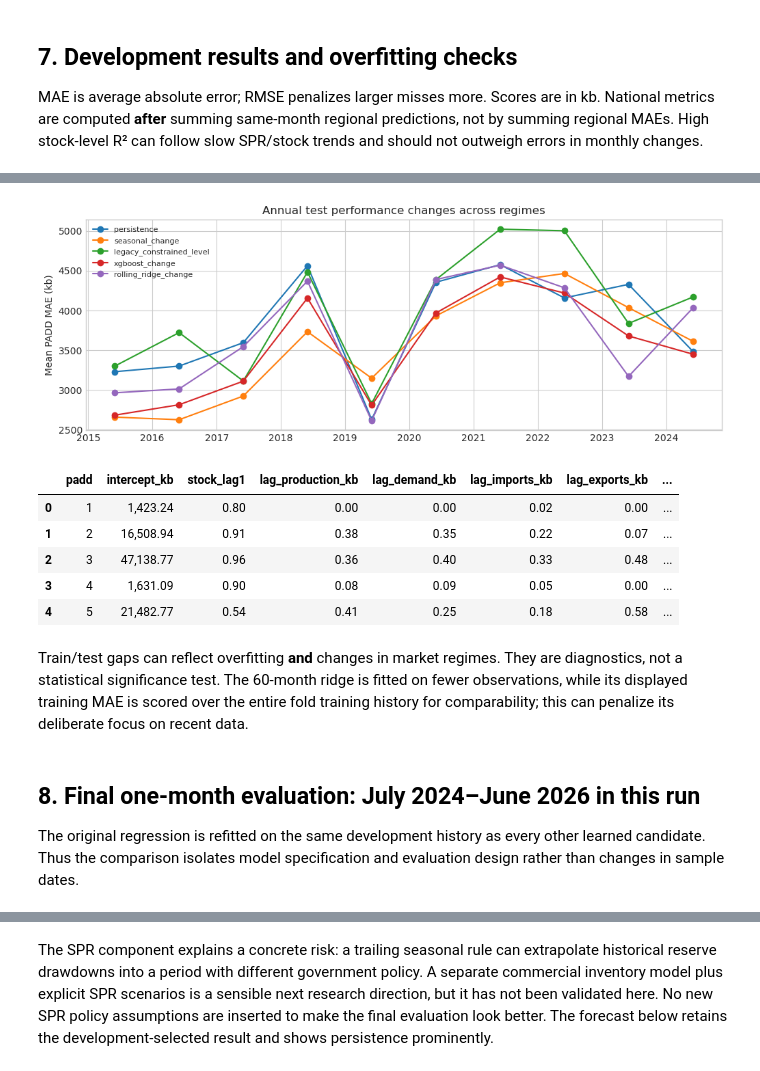
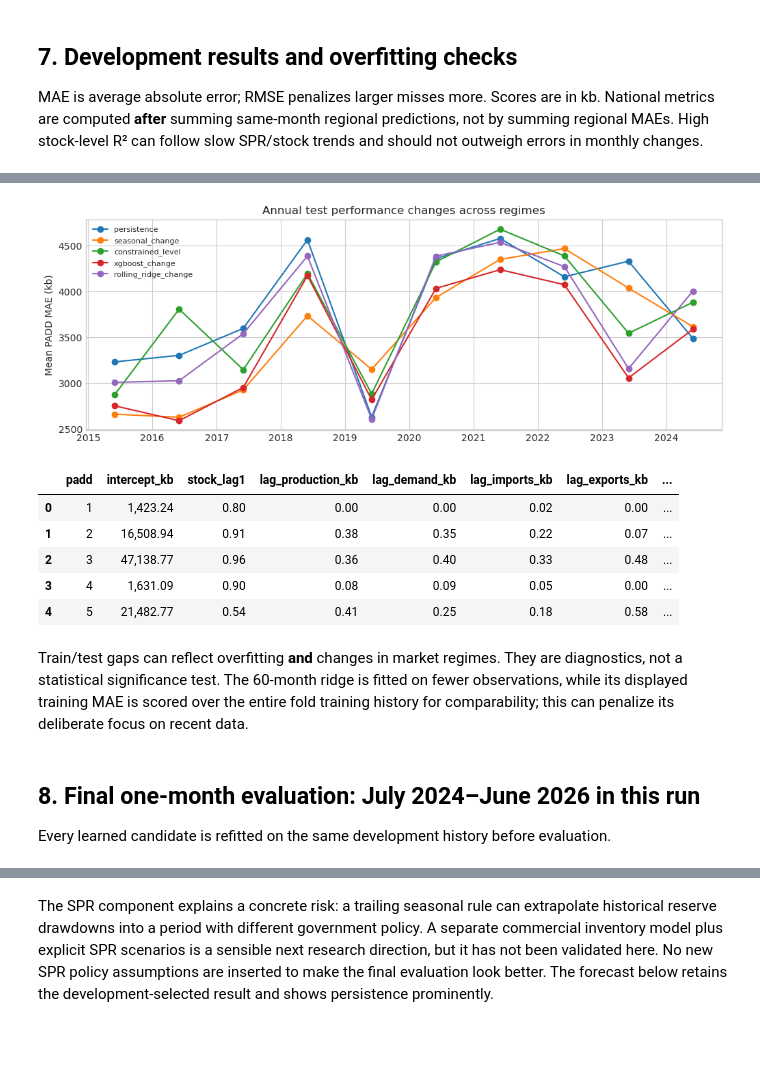
Before and after one commit to calvinchou711/US_SND_CRUDE, a Jupyter notebook: us_snd_model_results.ipynb, the cells around one changed output, grey strips where cells are left out. Saved outputs shown, nothing was run; the diff lists cells and outputs as text; code cells hidden in the pictures; blank space fills up the shorter version.

Commit message:
Tune crude models with chronological grid search

```diff
--- a/us_snd_model_results.ipynb
+++ b/us_snd_model_results.ipynb
@@ -697,7 +744,7 @@ policy = policy_scores.sort_values(['mae_kb','model']).iloc[0].model
 regional_selection = selection.copy()
 if policy != 'selected_padd_models':
     for p, frame in samples.items():
-        model, warning = fit(policy, frame)
+        model, warning = fit(policy, frame, best_parameters[p, policy])
         fitted[p] = {'name': policy, 'estimator': model}
         if warning:
             fit_warnings.loc[len(fit_warnings)] = [p, policy, 'national_policy_final', warning]
@@ -753,7 +780,14 @@ for years_back in range(6, 0, -1):
     for name in MODELS:
         states = {}
         for p in PADD_NAMES:
-            model, warning = fit(name, samples[p][samples[p].month.le(cutoff)])
+            train = samples[p][samples[p].month.le(cutoff)]
+            params, results, tuning_warning = tune(name, train, folds, jobs)
+            if not results.empty:
+                grid_results = pd.concat([grid_results, results.assign(padd=p, model=name,
+                    stage='recursive_development', train_end=cutoff)], ignore_index=True)
+            if tuning_warning:
+                fit_warnings.loc[len(fit_warnings)] = [p, name, 'recursive_grid_search', tuning_warning]
+            model, warning = fit(name, train, params)
             states[p] = {'name': name, 'estimator': model}
             if warning:
                 fit_warnings.loc[len(fit_warnings)] = [p, name, 'recursive_cv', warning]
@@ -762,13 +796,14 @@ for years_back in range(6, 0, -1):
         path = path.merge(panel[['padd','month','stock_kb']], on=['padd','month'], validate='one_to_one').rename(columns={'stock_kb':'actual_kb'})
         path['model'] = name
         recursive_cv.append(path)
+    print(f'Recursive development origin {cutoff.date()} complete', flush=True)
 recursive_cv = pd.concat(recursive_cv, ignore_index=True)
 us_recursive_cv = aggregate(recursive_cv, ['month','origin_month','horizon','model'], ['actual_kb','predicted_kb'])
 horizon_policy_scores = metric_table(us_recursive_cv, ['model']).sort_values(['mae_kb','model'])
 horizon_policy = horizon_policy_scores.iloc[0].model
 horizon_fitted = {}
 for p in PADD_NAMES:
-    model, warning = fit(horizon_policy, samples[p])
+    model, warning = fit(horizon_policy, samples[p], best_parameters[p, horizon_policy])
     horizon_fitted[p] = {'name': horizon_policy, 'estimator': model}
     if warning:
         fit_warnings.loc[len(fit_warnings)] = [p, horizon_policy, 'horizon_final', warning]
@@ -807,13 +822,13 @@ At each of thirteen monthly origins, refit using available history and generate
 recursive = []
 for offset in range(24, 11, -1):
     cutoff = panel.month.max() - pd.DateOffset(months=offset)
-    for policy_name in ['deployed_policy', 'one_step_policy_recursive', 'persistence', 'legacy_constrained_level']:
+    for policy_name in ['deployed_policy', 'one_step_policy_recursive', 'persistence', 'constrained_level']:
         states = {}
         for p, state in fitted.items():
             train = samples[p][samples[p].month.le(cutoff)]
             name = (horizon_policy if policy_name == 'deployed_policy' else
                     state['name'] if policy_name == 'one_step_policy_recursive' else policy_name)
-            model, warning = fit(name, train)
+            model, warning = fit(name, train, best_parameters[p, name])
             states[p] = {'name': name, 'estimator': model}
             if warning:
                 fit_warnings.loc[len(fit_warnings)] = [p, name, 'recursive_holdout', warning]
@@ -878,7 +874,10 @@ tables = {'padd_monthly_model':panel,'us_monthly_model':us_history,'jodi_us_benc
     'padd_forecast_12m':regional,'us_forecast_12m':national,'latest_forecast':latest,
     'recursive_holdout_predictions':recursive,'us_recursive_holdout_predictions':us_recursive,
     'recursive_holdout_metrics':metric_table(recursive,['padd','model']),
-    'us_recursive_horizon_metrics':metric_table(us_recursive,['horizon','model']), 'fit_warnings':fit_warnings}
+    'us_recursive_horizon_metrics':metric_table(us_recursive,['horizon','model']), 'fit_warnings':fit_warnings,
+    'grid_search_results':grid_results,
+    'best_parameters':pd.DataFrame([{'padd':p, 'model':name, 'params':json.dumps(params, sort_keys=True)}
+        for (p,name),params in best_parameters.items()])}
 for name, frame in tables.items():
     frame.to_csv(output/f'{name}.csv', index=False)
 joblib.dump(fitted, output/'fitted_models.joblib')
@@ -1040,13 +1020,13 @@ plt.xlabel('Thousand barrels');plt.show()
 # %%
 fig,ax=plt.subplots(figsize=(12,4))
-for name in ['persistence','seasonal_change','legacy_constrained_level','xgboost_change','rolling_ridge_change']:
+for name in ['persistence','seasonal_change','constrained_level','xgboost_change','rolling_ridge_change']:
     g=folds[folds.model.eq(name)].groupby('test_end').mae_kb.mean()
     ax.plot(pd.to_datetime(g.index),g.values,label=name,marker='o')
 ax.set(title='Annual test performance changes across regimes',ylabel='Mean PADD MAE (kb)')
 ax.legend(fontsize=8);plt.show()
 display(pd.read_csv(OUTPUT/'constrained_model_coefficients.csv'))
 # %% [output]
-[figure, old version]
+[figure, new version]
 |  | padd | intercept_kb | stock_lag1 | lag_production_kb | lag_demand_kb | lag_imports_kb | lag_exports_kb | ... |
 | 0 | 1 | 1,423.24 | 0.80 | 0.00 | 0.00 | 0.02 | 0.00 | ... |
 | 1 | 2 | 16,508.94 | 0.91 | 0.38 | 0.35 | 0.22 | 0.07 | ... |
@@ -1058,7 +1038,7 @@ Train/test gaps can reflect overfitting **and** changes in market regimes. They
 # %% [markdown]
 ## 8. Final one-month evaluation: July 2024–June 2026 in this run
 
-The original regression is refitted on the same development history as every other learned candidate. Thus the comparison isolates model specification and evaluation design rather than changes in sample dates.
+Every learned candidate is refitted on the same development history before evaluation.
 # %%
 scores=tables['us_model_metrics'].query("split=='holdout'").sort_values('mae_kb')
 display(scores)
```
Also changed, not shown: parts of 43 cells of this notebook, 25 other files.
